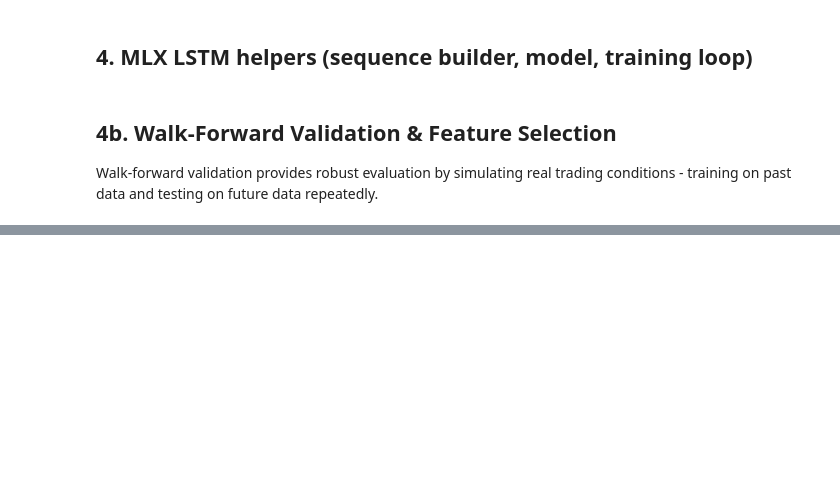
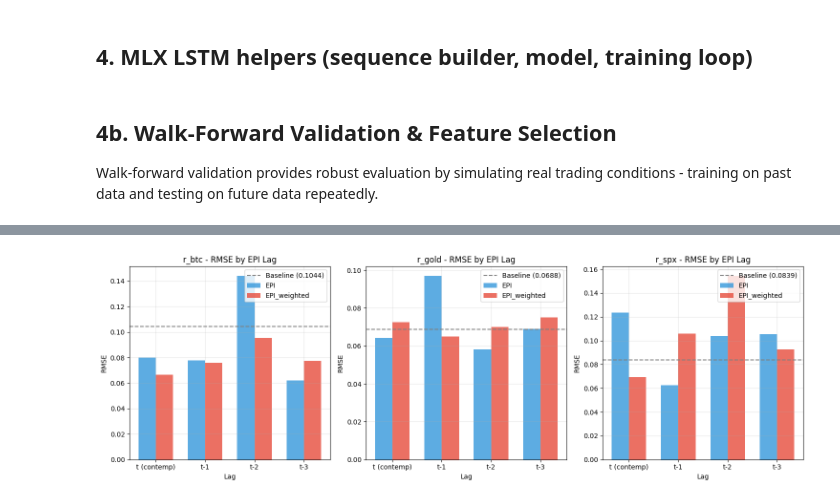
Before and after one commit to isom-ds/youtube-emotion-financial-modelling, a Jupyter notebook: 514_financial_lstm_mlx.ipynb, the cells around one changed output, grey strips where cells are left out. Saved outputs shown, nothing was run; the diff lists cells and outputs as text; code cells hidden in the pictures; blank space fills up the shorter version.

```diff
--- a/514_financial_lstm_mlx.ipynb
+++ b/514_financial_lstm_mlx.ipynb
@@ -998,47 +1231,53 @@ improvement_df.sort_values(["Asset", "RMSE Improvement (%)"], ascending=[True, F
 # %%
-# Find best model type by average RMSE
-if not comparison_df.empty:
-    best_model_type = comparison_df.groupby("Model")["RMSE"].mean().idxmin()
-    print(f"Best model type (lowest avg RMSE): {best_model_type}")
-else:
-    best_model_type = "baseline"
-    print("No successful runs; using baseline placeholder.")
+# Visualize EPI lag effects - compare RMSE by lag for each asset
+fig, axes = plt.subplots(1, 3, figsize=(15, 5))
 
-# Plot predictions vs actuals
-fig, axes = plt.subplots(3, 1, figsize=(12, 10))
+# Define lag order for plotting
+epi_lags = ["l0", "l1", "l2", "l3"]
+epi_models = [f"epi_{lag}" for lag in epi_lags]
+epi_w_models = [f"epi_weighted_{lag}" for lag in epi_lags]
+
 for idx, asset in enumerate(assets):
-    res = results.get(best_model_type, {}).get(asset)
-    if not res or "error" in res:
-        axes[idx].set_title(f"{asset}: no predictions")
-        continue
     ax = axes[idx]
-    res["actuals"].plot(ax=ax, label="Actual", alpha=0.7, marker='o')
-    res["predictions"].plot(ax=ax, label="Predicted", alpha=0.8, marker='x')
-    ax.set_title(f"{asset} | {best_model_type} (Walk-Forward CV)")
-    ax.set_ylabel("Return")
-    ax.legend()
+
+    # Get baseline RMSE
+    base_rmse = results["baseline"].get(asset, {}).get("rmse", np.nan)
+
+    # Get RMSE for each EPI lag
+    epi_rmse = [results.get(m, {}).get(asset, {}).get("rmse", np.nan) for m in epi_models]
+    epi_w_rmse = [results.get(m, {}).get(asset, {}).get("rmse", np.nan) for m in epi_w_models]
+
+    x = np.arange(len(epi_lags))
+    width = 0.35
+
+    ax.bar(x - width/2, epi_rmse, width, label='EPI', alpha=0.8, color='#3498db')
+    ax.bar(x + width/2, epi_w_rmse, width, label='EPI_weighted', alpha=0.8, color='#e74c3c')
+    ax.axhline(y=base_rmse, color='gray', linestyle='--', label=f'Baseline ({base_rmse:.4f})')
+
+    ax.set_xlabel('Lag')
+    ax.set_ylabel('RMSE')
+    ax.set_title(f'{asset} - RMSE by EPI Lag')
+    ax.set_xticks(x)
+    ax.set_xticklabels(['t (contemp)', 't-1', 't-2', 't-3'])
+    ax.legend(loc='upper right')
     ax.grid(True, alpha=0.3)
+
 plt.tight_layout()
 plt.show()
 
-# Cumulative returns using sign of predictions
-fig, axes = plt.subplots(1, 3, figsize=(15, 4))
-for idx, asset in enumerate(assets):
-    res = results.get(best_model_type, {}).get(asset)
-    if not res or "error" in res:
-        axes[idx].set_title(f"{asset}: no returns plot")
-        continue
-    actuals = res["actuals"]
-    preds = res["predictions"]
-    strategy = (np.sign(preds.shift(1)) * actuals).cumsum()
-    buy_hold = actuals.cumsum()
-    axes[idx].plot(strategy.values, label="Strategy (sign pred)", marker='o', markersize=3)
-    axes[idx].plot(buy_hold.values, label="Buy & Hold", marker='x', markersize=3)
-    axes[idx].set_title(f"{asset} - Cumulative Returns")
-    axes[idx].set_xlabel("Test Observation")
-    axes[idx].set_ylabel("Cumulative Return")
-    axes[idx].legend()
-    axes[idx].grid(True, alpha=0.3)
-plt.tight_layout()
-plt.show()
+# Best model summary
+print("\n" + "=" * 70)
+print("BEST MODEL PER ASSET")
+print("=" * 70)
+for asset in assets:
+    asset_df = comparison_df[comparison_df["Asset"] == asset].copy()
+    best = asset_df.sort_values("RMSE").iloc[0]
+    base_rmse = results["baseline"].get(asset, {}).get("rmse", np.nan)
+    improvement = (base_rmse - best["RMSE"]) / base_rmse * 100 if not np.isnan(base_rmse) else 0
+    print(f"\n{asset}:")
+    print(f"  Best model: {best['Model']}")
+    print(f"  RMSE: {best['RMSE']:.5f} vs Baseline: {base_rmse:.5f}")
+    print(f"  Improvement: {improvement:.1f}%")
+    print(f"  Dir Accuracy: {best['Dir_Acc']:.1f}%")
 # %% [output]
+[figure, new version]
```
Also changed, not shown: parts of 15 cells of this notebook.
